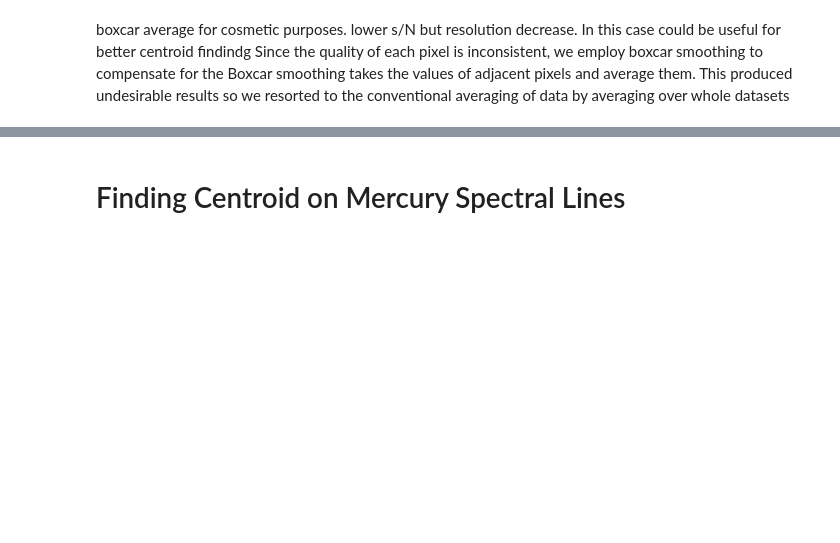
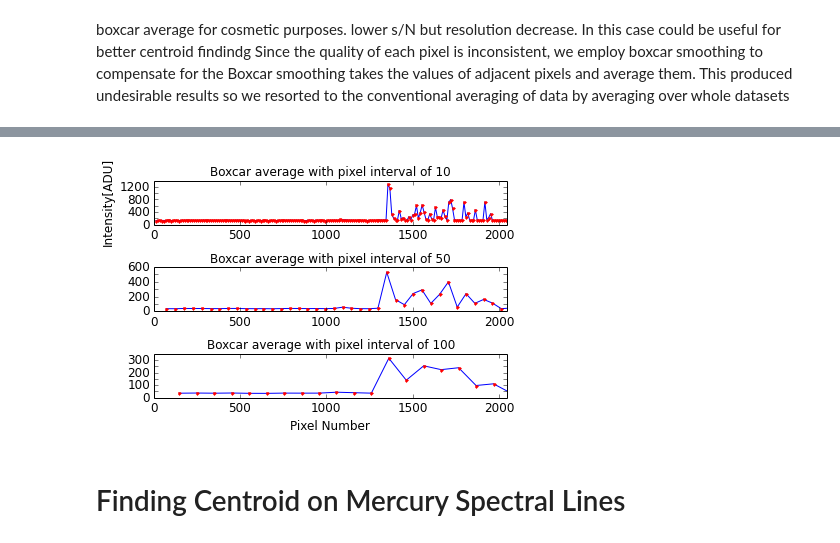
Before and after one commit to dorisjlee/AY120, a Jupyter notebook: lab2/Analyzing Spectra Data .ipynb, the cells around one changed output, grey strips where cells are left out. Saved outputs shown, nothing was run; the diff lists cells and outputs as text; code cells hidden in the pictures; blank space fills up the shorter version.

```diff
--- a/lab2/Analyzing Spectra Data .ipynb
+++ b/lab2/Analyzing Spectra Data .ipynb
@@ -328,3 +326,88 @@ boxcar("neon_700ms_0000.txt",100)
+# %%
+x = []
+I = []
+datafile = "neon_700ms_0000.txt"
+interval_avrged = 10
+fig = plt.figure()
+ax = fig.add_subplot(311)
+plt.title("Boxcar average with pixel interval of {}".format(interval_avrged),fontsize=12 )
+plt.ylabel("Intensity[ADU]",fontsize=12)
+plt.xlim(0,2048)
+data = np.genfromtxt(datafile, skip_header=17, skip_footer=1)
+#boxcar average
+n=0
+for j in np.arange(2048):
+    if (n==interval_avrged):
+        I.append(np.mean(data[j:j+interval_avrged,1]))
+        x.append(j+n/2.)#center position defined as half of averaged interval
+        n=0
+    else:
+        n+=1
+# print(len(x))
+for tick in ax.xaxis.get_major_ticks():
+    tick.label.set_fontsize(12)
+for tick in ax.yaxis.get_major_ticks():
+    tick.label.set_fontsize(12)
+plt.plot(x,I)
+plt.plot(x,I,'.',color='red')
+ax.axes.yaxis.set_ticklabels([0," ",400," ",800," ",1200," ",1600]);
+
+
+x = []
+I = []
+datafile = "neon_700ms_0000.txt"
+interval_avrged = 50
+ax2 = fig.add_subplot(312)
+plt.title("Boxcar average with pixel interval of {}".format(interval_avrged),fontsize=12 )
+plt.xlim(0,2048)
+data = np.genfromtxt(datafile, skip_header=17, skip_footer=1)
+#boxcar average
+n=0
+for j in np.arange(2048):
+    if (n==interval_avrged):
+        I.append(np.mean(data[j:j+interval_avrged,1]))
+        x.append(j+n/2.)#center position defined as half of averaged interval
+        n=0
+    else:
+        n+=1
+# print(len(x))
+for tick in ax2.xaxis.get_major_ticks():
+    tick.label.set_fontsize(12)
+for tick in ax2.yaxis.get_major_ticks():
+    tick.label.set_fontsize(12)
+plt.plot(x,I)
+plt.plot(x,I,'.',color='red')
+ax2.axes.yaxis.set_ticklabels([0," ",200," ",400," ",600," ",800]);
+
+x = []
+I = []
+datafile = "neon_700ms_0000.txt"
+interval_avrged = 100
+ax3 = fig.add_subplot(313)
+plt.title("Boxcar average with pixel interval of {}".format(interval_avrged),fontsize=12 )
+plt.xlim(0,2048)
+data = np.genfromtxt(datafile, skip_header=17, skip_footer=1)
+#boxcar average
+n=0
+for j in np.arange(2048):
+    if (n==interval_avrged):
+        I.append(np.mean(data[j:j+interval_avrged,1]))
+        x.append(j+n/2.)#center position defined as half of averaged interval
+        n=0
+    else:
+        n+=1
+# print(len(x))
+for tick in ax3.xaxis.get_major_ticks():
+    tick.label.set_fontsize(12)
+for tick in ax3.yaxis.get_major_ticks():
+    tick.label.set_fontsize(12)
+plt.plot(x,I)
+plt.plot(x,I,'.',color='red')
+ax3.axes.yaxis.set_ticklabels([0," ",100," ",200," ",300," ",400]);
+plt.xlabel("Pixel Number",fontsize=12)
+plt.tight_layout()
+# %% [output]
+[figure, added]
 # %% [markdown]
 # Finding Centroid on Mercury Spectral Lines
 # %% [markdown]
```
Also changed, not shown: parts of 2 cells of this notebook, 16 other files.
